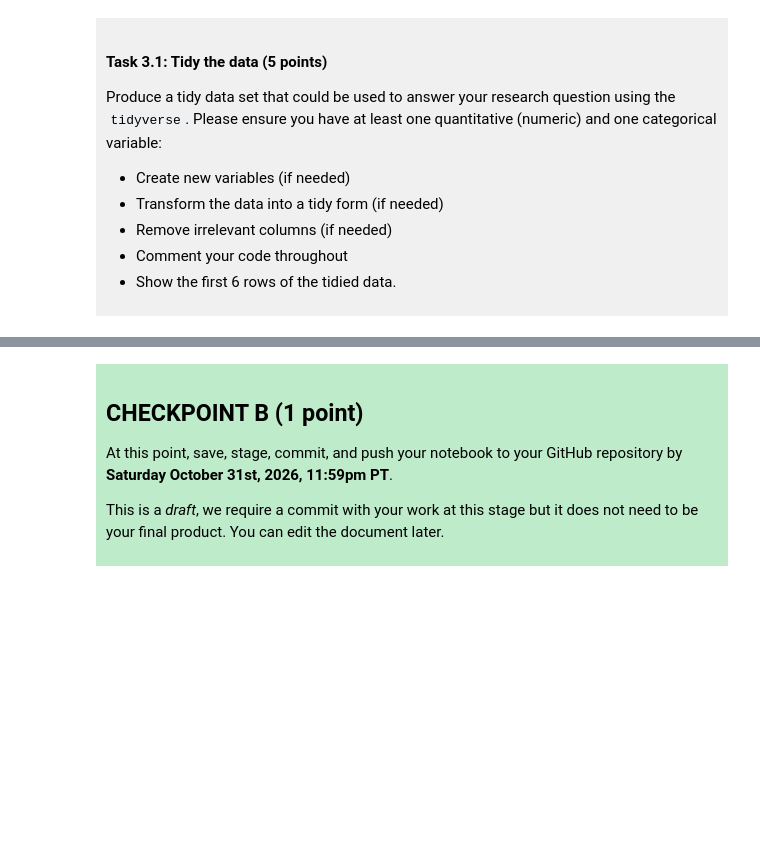
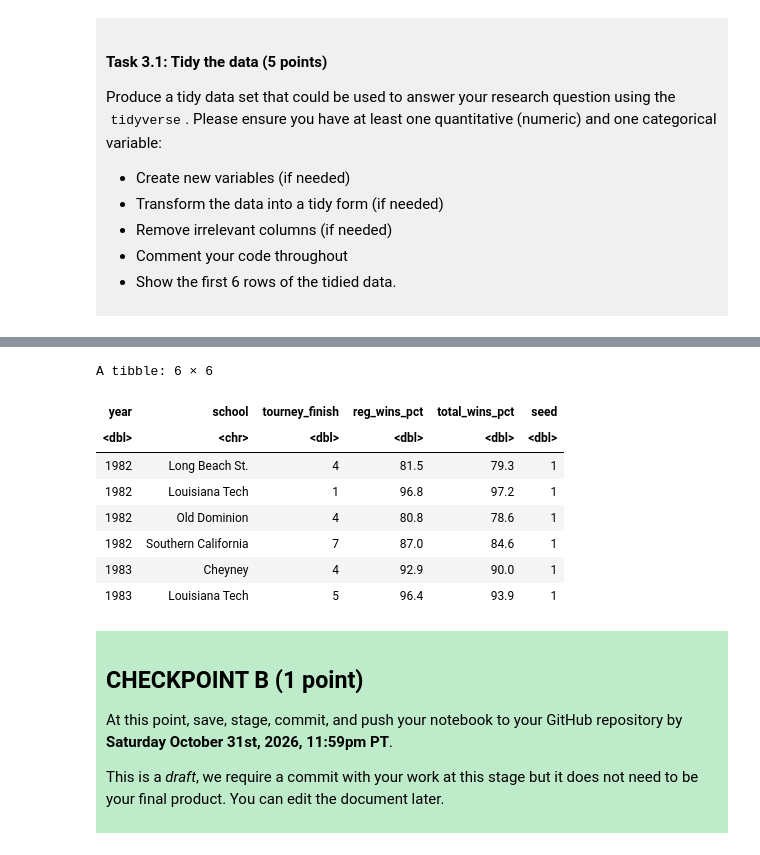
Before and after one commit to berrycompote/DSCI_100-Project-BriannaShao, a Jupyter notebook: dsci-100-project-notebook.ipynb, the cells around one changed output, grey strips where cells are left out. Drawn from its saved outputs; the diff is of its cells as text; code cells hidden in the pictures; blank space fills up the shorter version.

```diff
--- a/dsci-100-project-notebook.ipynb
+++ b/dsci-100-project-notebook.ipynb
@@ -189,4 +209,21 @@ Produce a tidy data set that could be used to answer your research question usin
 
 </div>
 # %%
-### EDIT THIS CODE CELL ###
+wmm_basketball <- wmm_basketball_raw |> # No need for creating new variables or transforming data into tidy form
+    select(year, school, tourney_finish, reg_wins_pct, total_wins_pct, seed) |> # To make new data frame only contain year and school plus predictor and response variables
+    filter(seed != 0) |> # Removed 8 rows where seed is not actual seed since there is no data on what the seed of the teams actually was
+    mutate(tourney_finish = fct_recode(tourney_finish, "8" = "opening_round_loss",
+                                                       "7" = "first_round_loss",
+                                                       "6" = "second_round_loss",
+                                                       "5" = "top_16_loss",
+                                                       "4" = "top_8_loss",
+                                                       "3" = "top_4_loss",
+                                                       "2" = "top_2_loss",
+                                                       "1" = "champ")) |> # Attempting to represent tourney_finish categories w/ numeric variables that can be used to calculate distance
+    mutate(tourney_finish = as.numeric(tourney_finish)) |>
+    arrange(seed)
+# Did not use drop_na() here because missing values will be imputed later
+# mutate(tourney_finish = fct_recode(...)) argument results in warning because all the rows w/ tourney_finish as "opening_round_loss" were removed using filter()
+    # "8" = "opening_round_loss" was kept in code just in case tidy data is changed to include the 8 rows w/ seed as 0 that were filtered out
+head(wmm_basketball, 6)
+# %% [output]
@@ -193,3 +235,12 @@ Produce a tidy data set that could be used to answer your research question usin
+A tibble: 6 × 6
+| year | school | tourney_finish | reg_wins_pct | total_wins_pct | seed |
+| <dbl> | <chr> | <dbl> | <dbl> | <dbl> | <dbl> |
+| 1982 | Long Beach St. | 4 | 81.5 | 79.3 | 1 |
+| 1982 | Louisiana Tech | 1 | 96.8 | 97.2 | 1 |
+| 1982 | Old Dominion | 4 | 80.8 | 78.6 | 1 |
+| 1982 | Southern California | 7 | 87.0 | 84.6 | 1 |
+| 1983 | Cheyney | 4 | 92.9 | 90.0 | 1 |
+| 1983 | Louisiana Tech | 5 | 96.4 | 93.9 | 1 |
 # %% [markdown]
 <div style="background-color: #beebca; padding: 10px;">
 
```
Also changed, not shown: parts of 4 cells of this notebook.
